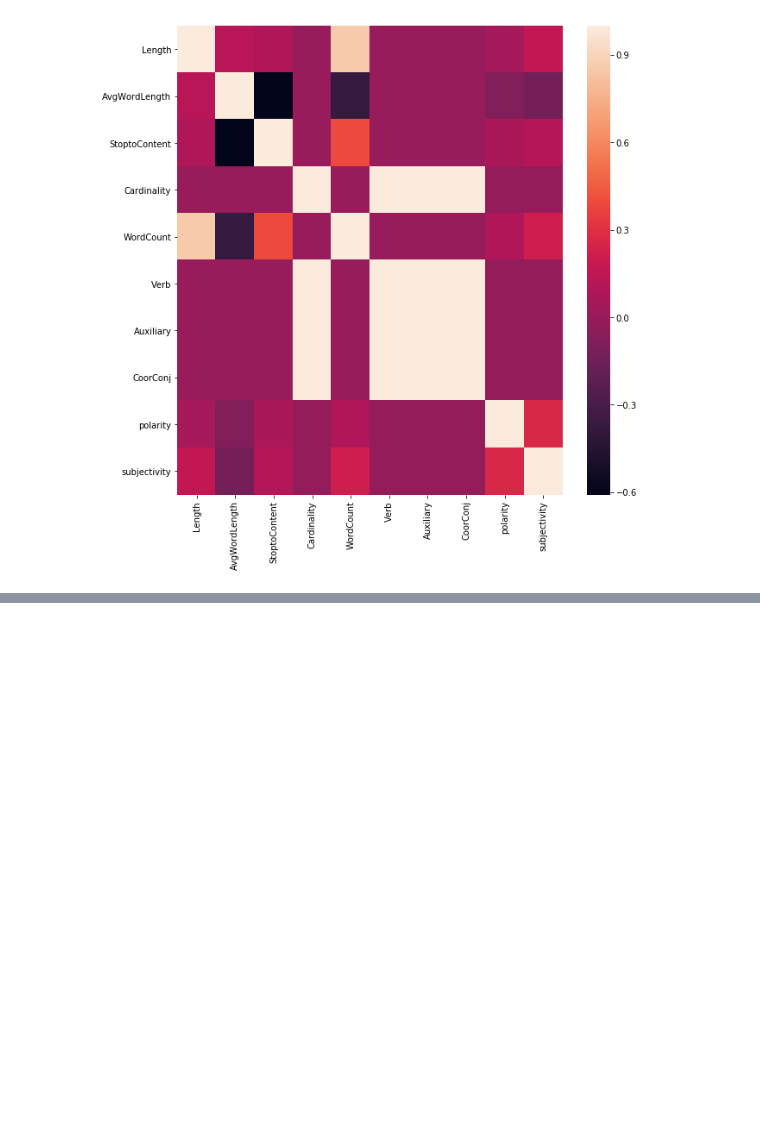
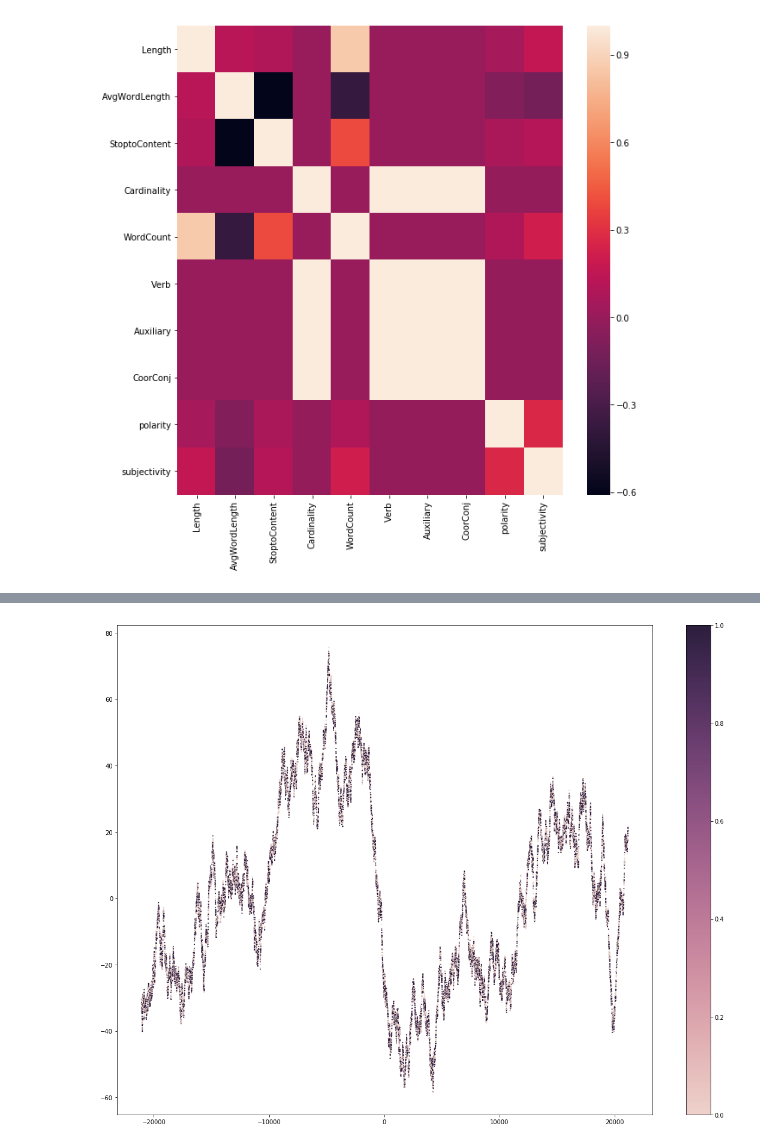
Before and after one commit to prajwollamichhane11/Click-Bait, a Jupyter notebook: Main File/3.Feature-Extractions.ipynb, the cells around one changed output, grey strips where cells are left out. Drawn from its saved outputs; the diff is of its cells as text; code cells hidden in the pictures; blank space fills up the shorter version.

```diff
--- a/Main File/3.Feature-Extractions.ipynb
+++ b/Main File/3.Feature-Extractions.ipynb
@@ -151,0 +208,12 @@ df.to_csv("./featurextacted.csv")
+# %%
+from sklearn.decomposition import PCA
+pca2 = PCA(n_components=2)
+pca2_results = pca2.fit_transform(data)
+# %%
+cmap = sns.cubehelix_palette(as_cmap=True)
+f, ax = plt.subplots(figsize=(20,15))
+points = ax.scatter(pca2_results[:,0], pca2_results[:,1], c=target, s=1, cmap=cmap)
+f.colorbar(points)
+plt.show()
+# %% [output]
+[figure, added]
```
Also changed, not shown: parts of 6 cells of this notebook, 5 other files.
